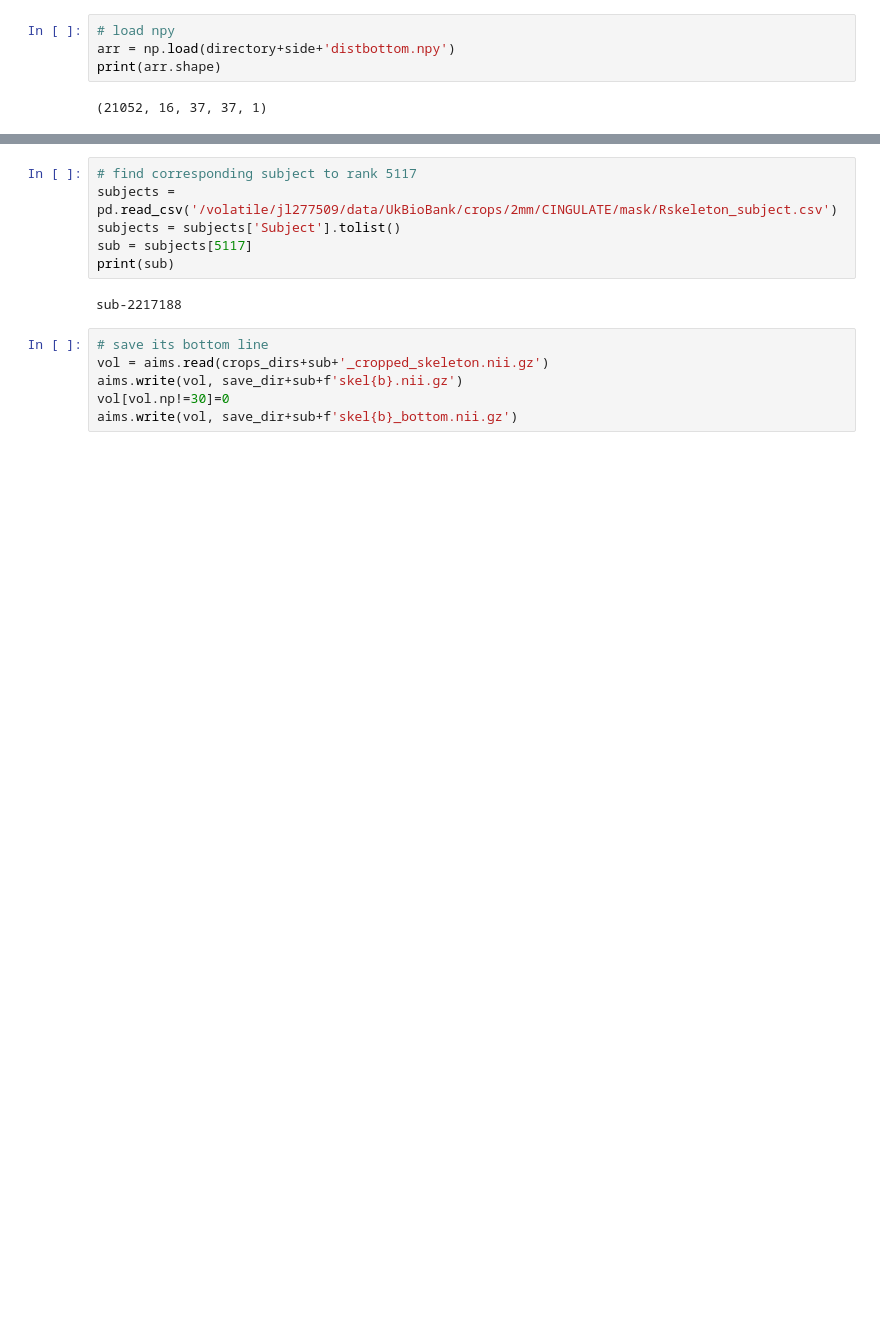
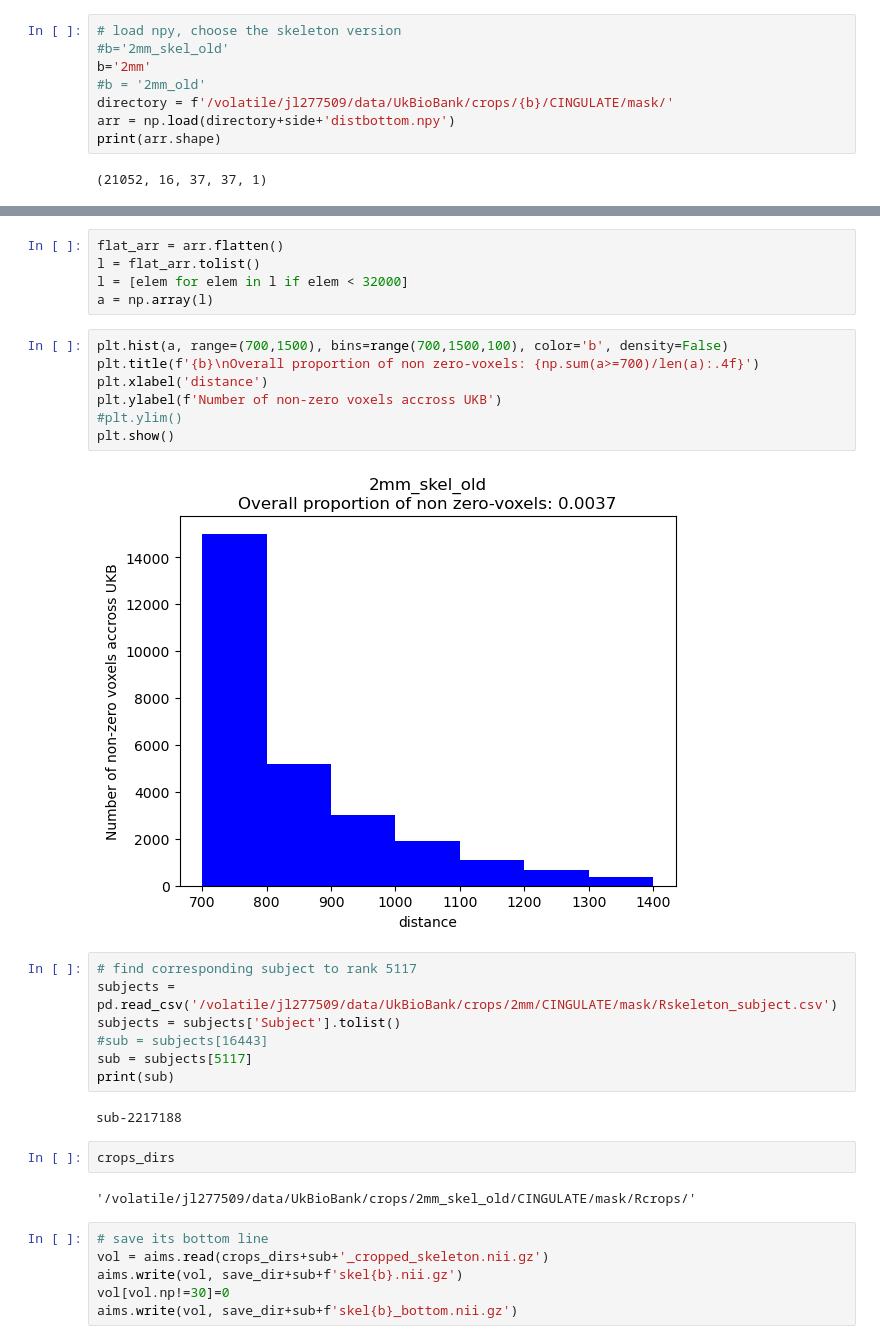
Before and after one commit to neurospin/champollion_V1, a Jupyter notebook: contrastive/notebooks/julien/augmentations/trimdepth/distbottom_dataset.ipynb, the cells around one changed output, grey strips where cells are left out. Saved outputs shown, nothing was run; the diff lists cells and outputs as text; blank space fills up the shorter version.

```diff
--- a/contrastive/notebooks/julien/augmentations/trimdepth/distbottom_dataset.ipynb
+++ b/contrastive/notebooks/julien/augmentations/trimdepth/distbottom_dataset.ipynb
@@ -109,7 +145,11 @@ array([    0,   100,   141,   173,   200,   241,   273,   282,   300,
 # %% [markdown]
 # Check distance distribution
 # %%
-# load npy
+# load npy, choose the skeleton version
+#b='2mm_skel_old'
+b='2mm'
+#b = '2mm_old'
+directory = f'/volatile/jl277509/data/UkBioBank/crops/{b}/CINGULATE/mask/'
 arr = np.load(directory+side+'distbottom.npy')
 print(arr.shape)
 # %% [output]
@@ -140,11 +183,30 @@ for k in range(500, 2500, 100):
+# %%
+flat_arr = arr.flatten()
+l = flat_arr.tolist()
+l = [elem for elem in l if elem < 32000]
+a = np.array(l)
+# %%
+plt.hist(a, range=(700,1500), bins=range(700,1500,100), color='b', density=False)
+plt.title(f'{b}\nOverall proportion of non zero-voxels: {np.sum(a>=700)/len(a):.4f}')
+plt.xlabel('distance')
+plt.ylabel(f'Number of non-zero voxels accross UKB')
+#plt.ylim()
+plt.show()
+# %% [output]
+[figure, added]
 # %%
 # find corresponding subject to rank 5117
 subjects = pd.read_csv('/volatile/jl277509/data/UkBioBank/crops/2mm/CINGULATE/mask/Rskeleton_subject.csv')
 subjects = subjects['Subject'].tolist()
+#sub = subjects[16443]
 sub = subjects[5117]
 print(sub)
 # %% [output]
 sub-2217188
+# %%
+crops_dirs
+# %% [output]
+'/volatile/jl277509/data/UkBioBank/crops/2mm_skel_old/CINGULATE/mask/Rcrops/'
 # %%
 # save its bottom line
 vol = aims.read(crops_dirs+sub+'_cropped_skeleton.nii.gz')
```
Also changed, not shown: parts of 12 cells of this notebook.
